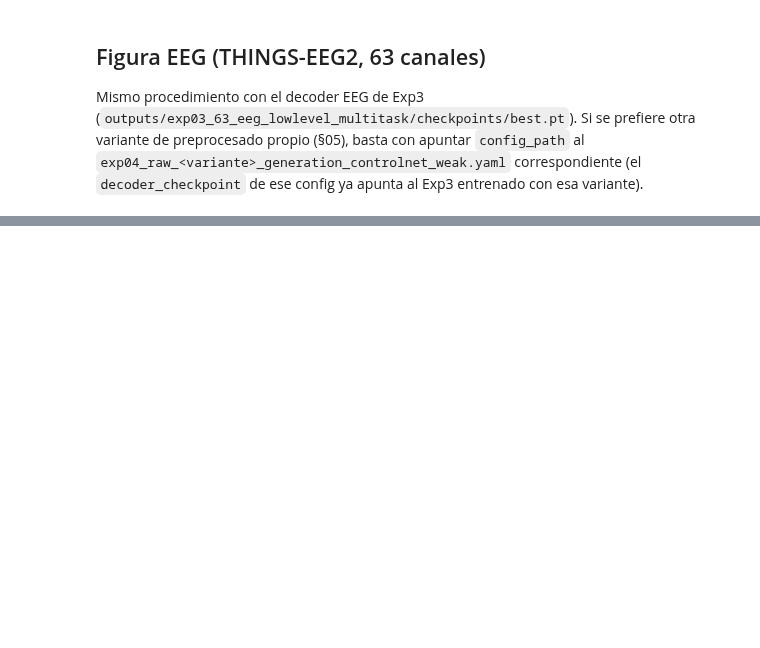
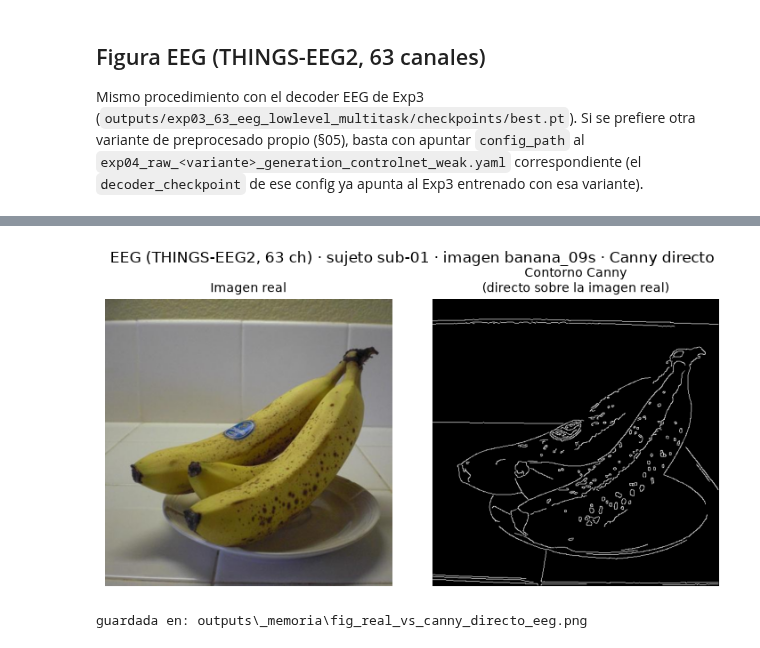
Before and after one commit to octavianed/tfm_fmri_eeg_diffusion, a Jupyter notebook: notebooks/31_real_vs_canny_structural_figure.ipynb, the cells around one changed output, grey strips where cells are left out. Saved outputs shown, nothing was run; the diff lists cells and outputs as text; code cells hidden in the pictures; blank space fills up the shorter version.

```diff
--- a/notebooks/31_real_vs_canny_structural_figure.ipynb
+++ b/notebooks/31_real_vs_canny_structural_figure.ipynb
@@ -179,0 +251,11 @@ guardada en: outputs\_memoria\fig_real_vs_canny_eeg.png
+# %%
+eeg_direct = real_image_direct_canny(
+    "configs/EEG/exp04_63_generation_controlnet_weak.yaml",
+    subject=eeg_result["subject"], split=eeg_result["split"],
+    index=eeg_result["index"])
+
+plot_real_vs_direct_canny(
+    eeg_direct,
+    f"EEG (THINGS-EEG2, 63 ch) · sujeto {eeg_direct['subject']} · imagen {eeg_direct['image_id']} · Canny directo",
+    DEST / "fig_real_vs_canny_directo_eeg.png")
+# %% [output]
@@ -179,0 +264,2 @@ guardada en: outputs\_memoria\fig_real_vs_canny_eeg.png
+[figure, added]
+guardada en: outputs\_memoria\fig_real_vs_canny_directo_eeg.png
```
Also changed, not shown: parts of 8 cells of this notebook.
